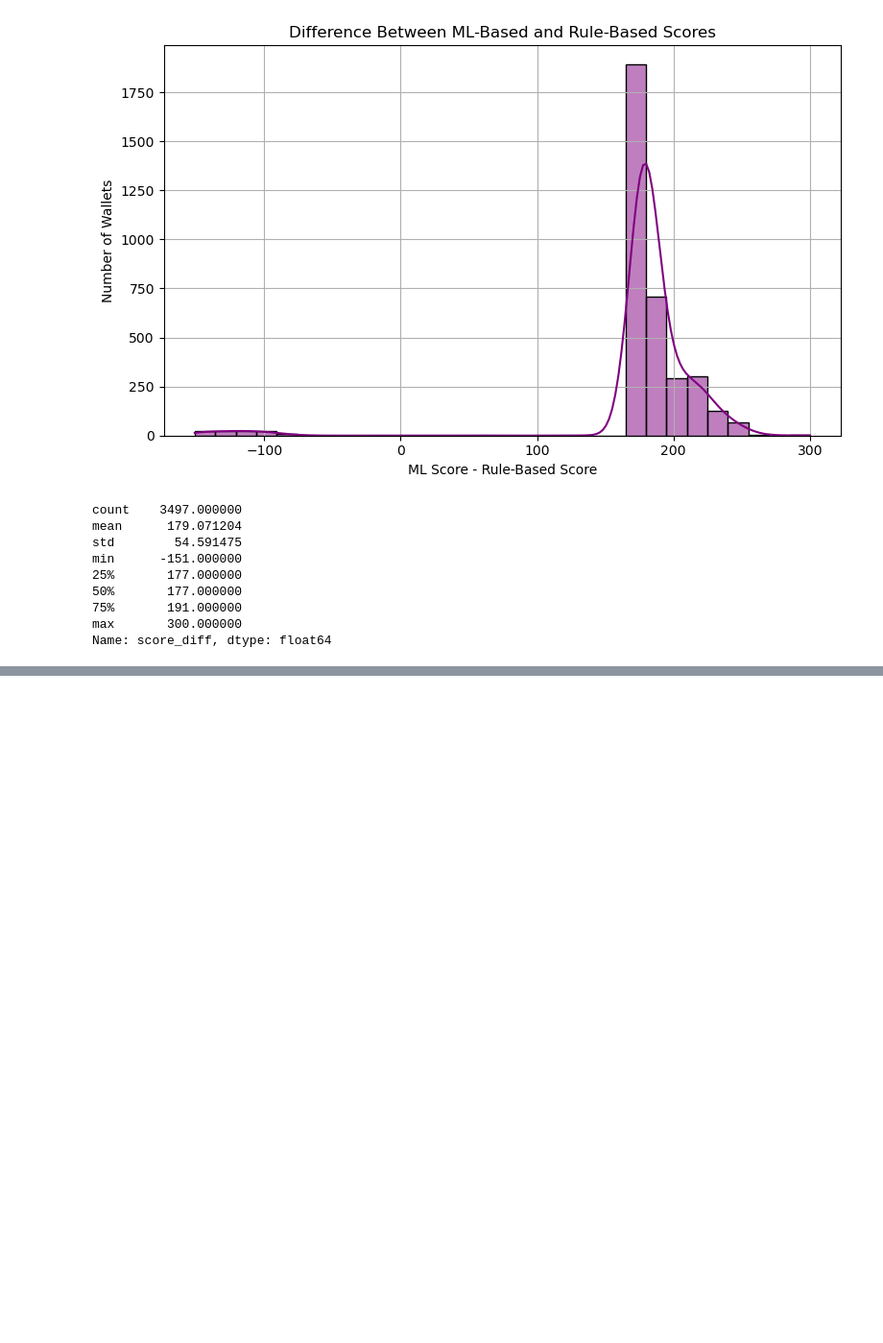
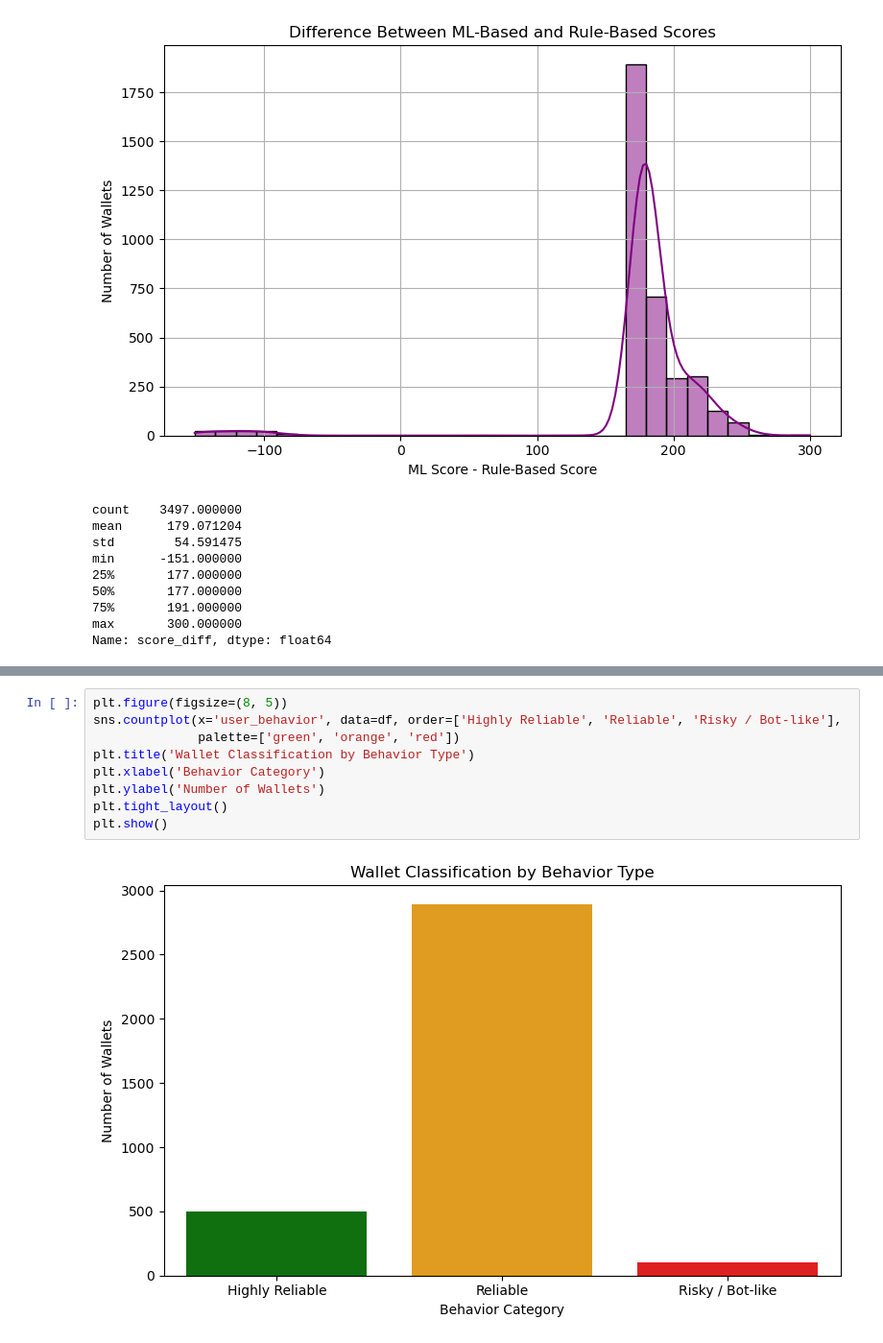
Before and after one commit to jayant1554/credit_score_defi, a Jupyter notebook: src/analysis.ipynb, the cells around one changed output, grey strips where cells are left out. Shown at 96% size. Cells and saved outputs as stored; diff of their text form; blank space fills up the shorter version.

```diff
--- a/src/analysis.ipynb
+++ b/src/analysis.ipynb
@@ -128,0 +117,11 @@ Text(0.5, 1.0, 'Scatter Plot: Rule-Based vs ML-Based Scores')
+# %%
+plt.figure(figsize=(8, 5))
+sns.countplot(x='user_behavior', data=df, order=['Highly Reliable', 'Reliable', 'Risky / Bot-like'],
+              palette=['green', 'orange', 'red'])
+plt.title('Wallet Classification by Behavior Type')
+plt.xlabel('Behavior Category')
+plt.ylabel('Number of Wallets')
+plt.tight_layout()
+plt.show()
+# %% [output]
+[figure, added]
```
Also changed, not shown: parts of 6 cells of this notebook, 1 other file.
